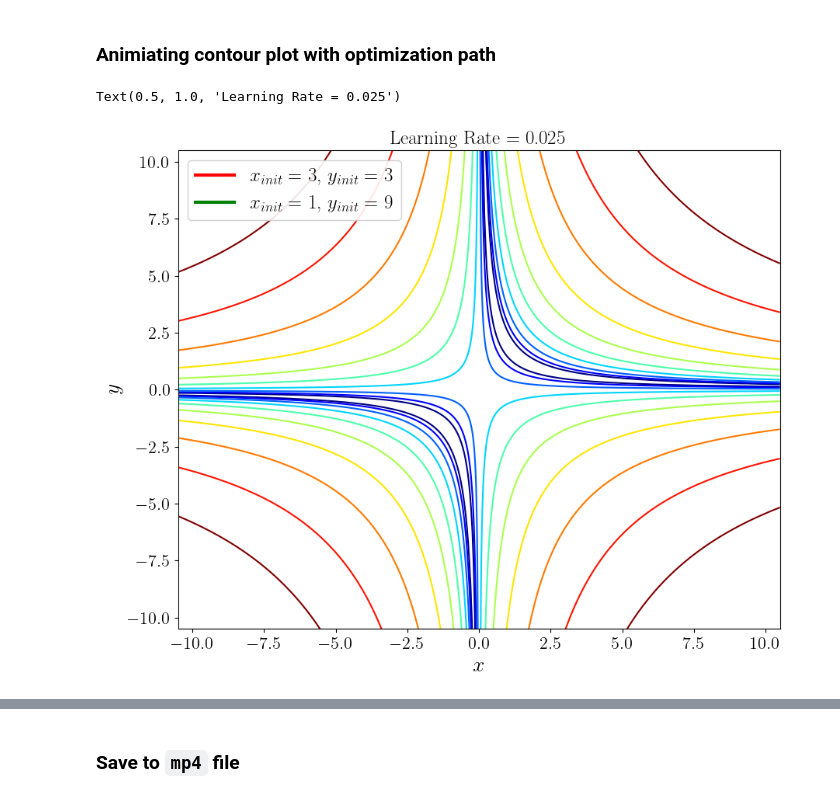
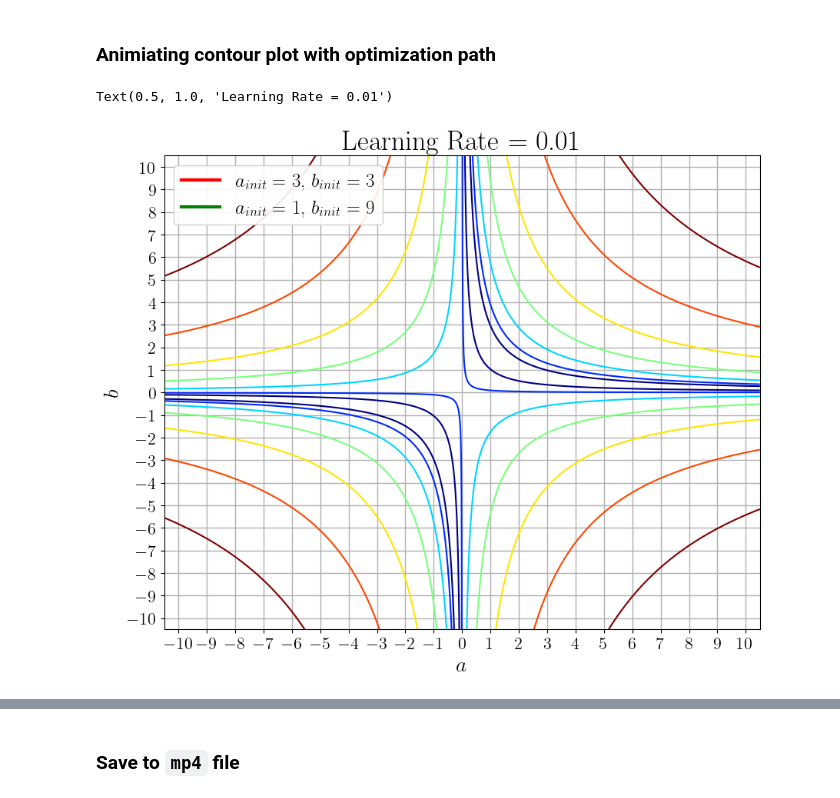
Before and after one commit to SalmanAlsubaihi/weight-space-symmetry-and-training, a Jupyter notebook: create_animations.ipynb, the cells around one changed output, grey strips where cells are left out. Cells and saved outputs as stored; diff of their text form; code cells hidden in the pictures.

```diff
--- a/create_animations.ipynb
+++ b/create_animations.ipynb
@@ -29,7 +29,7 @@ class Function(nn.Module):
 # %%
 # init_points = [[2, 3], [1, 6]]
 init_points = [[3, 3], [1, 9]]
-init_description = [r'$x_{init} = $' + f' {x}' + r', $y_{init} = $' + f' {y}' for x,y in init_points]
+init_description = [r'$a_{init} = $' + f' {a}' + r', $b_{init} = $' + f' {b}' for a,b in init_points]
 
 lr = 0.01
 # 0.01
@@ -43,8 +43,8 @@ for init in init_points:
   f = Function(init[0], init[1])
   opt = torch.optim.SGD(f.parameters(), lr=lr)
 
-  x_history = []
-  y_history = []
+  a_history = []
+  b_history = []
   loss_prev = 0.0
   # max_steps = 100
   max_steps = 50
@@ -52,19 +52,19 @@ for init in init_points:
     opt.zero_grad()
     loss = f()
     loss.backward()
-    x_history.append(f.x.detach().clone().numpy())
-    y_history.append(f.y.detach().clone().numpy())
+    a_history.append(f.a.detach().clone().numpy())
+    b_history.append(f.b.detach().clone().numpy())
     opt.step()
 
     # if np.abs(loss_prev - loss.detach().numpy()) < 1e-6:
     #   break
     loss_prev = loss.detach().numpy()
   print("{} training done!".format(init))
-  print("  steps: {}  loss: {:.6f}  a: {:.5f}  b: {:.5f}".format(step+1, f().detach().numpy(), f.x.detach().numpy(), f.y.detach().numpy()))
+  print("  steps: {}  loss: {:.6f}  a: {:.5f}  b: {:.5f}".format(step+1, f().detach().numpy(), f.a.detach().numpy(), f.b.detach().numpy()))
 
-  x_history = np.array(x_history)
-  y_history = np.array(y_history)
-  path = np.concatenate((np.expand_dims(x_history, 1), np.expand_dims(y_history, 1)), axis=1).T
+  a_history = np.array(a_history)
+  b_history = np.array(b_history)
+  path = np.concatenate((np.expand_dims(a_history, 1), np.expand_dims(b_history, 1)), axis=1).T
   all_pathes.append(path)
 # %% [output]
 [3, 3] training done!
@@ -96,7 +96,7 @@ matplotlib.rcParams.update({
     'pgf.rcfonts': False,
     "legend.fontsize": 18,
     "axes.labelsize": 20,
-    "axes.titlesize": 18,
+    "axes.titlesize": 26,
     "xtick.labelsize": 16,
     "ytick.labelsize": 16,
 })
@@ -111,8 +111,8 @@ for name, path, color in zip(init_description, all_pathes, colors):
             scale_units='xy', angles='xy', scale=1, color=color, lw=3)
   ax.plot([], [], color=color, label=name, lw=3)
 
-ax.set_xlabel(r'$x$')
-ax.set_ylabel(r'$y$')
+ax.set_xlabel(r'$a$')
+ax.set_ylabel(r'$b$')
 
 ax.set_xlim((x_min, x_max))
 ax.set_ylim((y_min, y_max))
@@ -167,22 +167,32 @@ class TrajectoryAnimation(animation.FuncAnimation):
 # %%
 fig, ax = plt.subplots(figsize=(10, 8))
 
-plt.contour(x_mesh, y_mesh, z, levels=np.logspace(-0.5, 3.5, 10), norm=LogNorm(), cmap=plt.cm.jet)
+# plt.contour(x_mesh, y_mesh, z, levels=np.logspace(-0.5, 3.5, 10), norm=LogNorm(), cmap=plt.cm.jet)
+plt.contour(x_mesh, y_mesh, z, levels=np.logspace(-0.03, 3.5, 7), norm=LogNorm(), cmap=plt.cm.jet)
+# plt.contour(x_mesh, y_mesh, z, levels=np.logspace(0, 3.5, 5), norm=LogNorm(), cmap=plt.cm.jet)
 
 
-ax.set_xlabel(r'$x$')
-ax.set_ylabel(r'$y$')
+ax.set_xlabel(r'$a$')
+ax.set_ylabel(r'$b$')
 
 ax.set_xlim((x_min, x_max))
 ax.set_ylim((y_min, y_max))
+ax.grid(linewidth=1)
+
+# ticks = [0,1,2,3,4,5,6,7,8,9]
+# ticks = np.line
+ticks = np.arange(-10, 11, 1)
+
+ax.set_xticks(ticks)
+ax.set_yticks(ticks)
 
 path_animation = TrajectoryAnimation(*all_pathes, labels=init_description, colors=colors, ax=ax)
 
 ax.legend(loc='upper left', fancybox=True, framealpha=0.9)
 ax.set_title(f'Learning Rate = {lr}')
 # %% [output]
-Text(0.5, 1.0, 'Learning Rate = 0.025')
+Text(0.5, 1.0, 'Learning Rate = 0.01')
-[figure, old version]
+[figure, new version]
 # %%
 HTML(path_animation.to_html5_video())
 # %% [output]
```
Also changed, not shown: parts of 4 cells of this notebook.
